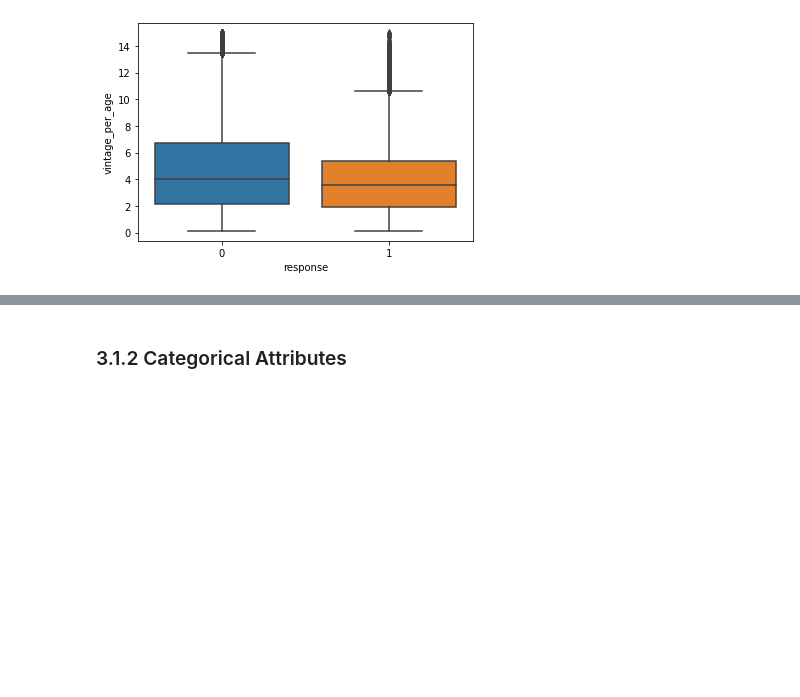
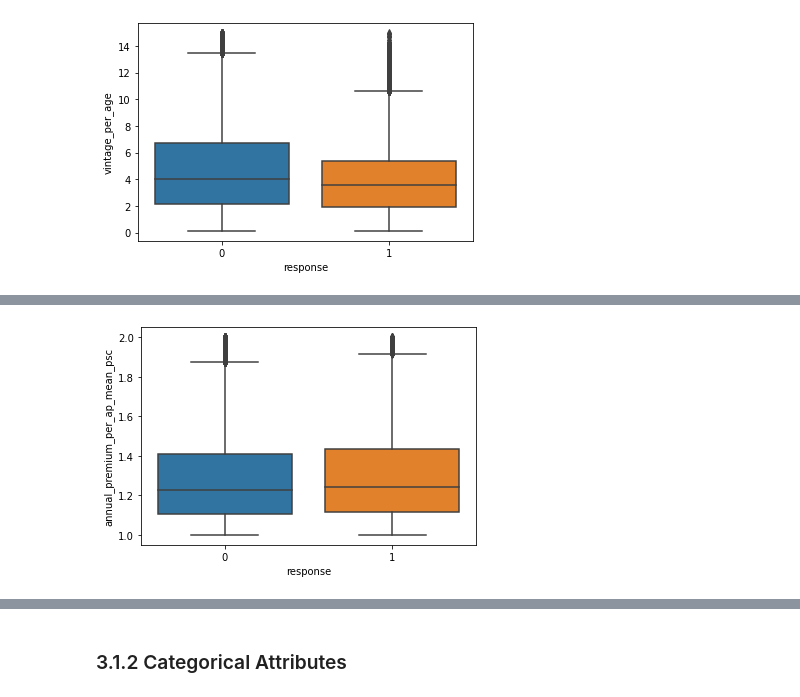
Before and after one commit to LessioGuilherme/pa004_health_insurance_cross_sell, a Jupyter notebook: pa004_health_insurance_cross_sell_sprint03.ipynb, the cells around one changed output, grey strips where cells are left out. Cells and saved outputs as stored; diff of their text form; code cells hidden in the pictures; blank space fills up the shorter version.

```diff
--- a/pa004_health_insurance_cross_sell_sprint03.ipynb
+++ b/pa004_health_insurance_cross_sell_sprint03.ipynb
@@ -548,0 +563,6 @@ num_attributes.hist(bins=25, figsize=(16, 10), grid = False);
+# %%
+aux7=df3[(df3['annual_premium_per_ap_mean_psc']<2)&(df3['annual_premium_per_ap_mean_psc']>1)]
+# %%
+sns.boxplot(x= 'response', y='annual_premium_per_ap_mean_psc', data=aux7);
+# %% [output]
+[figure, added]
```
Also changed, not shown: parts of 24 cells of this notebook.
